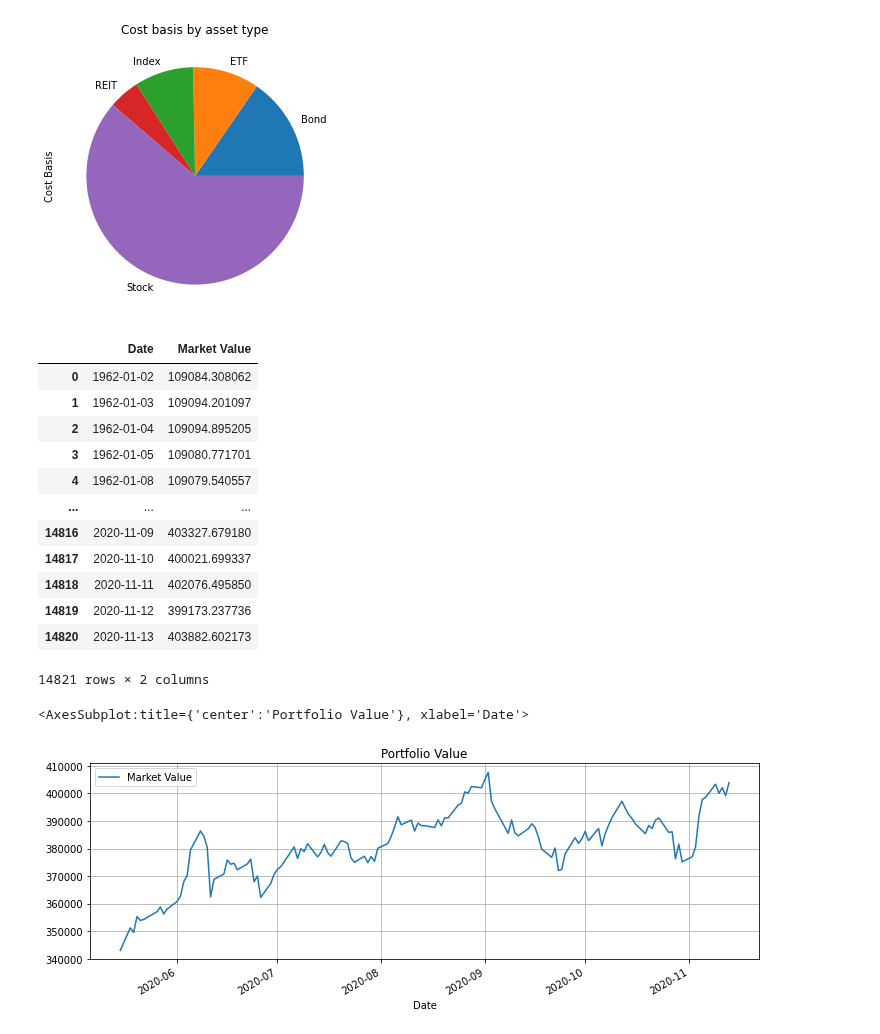
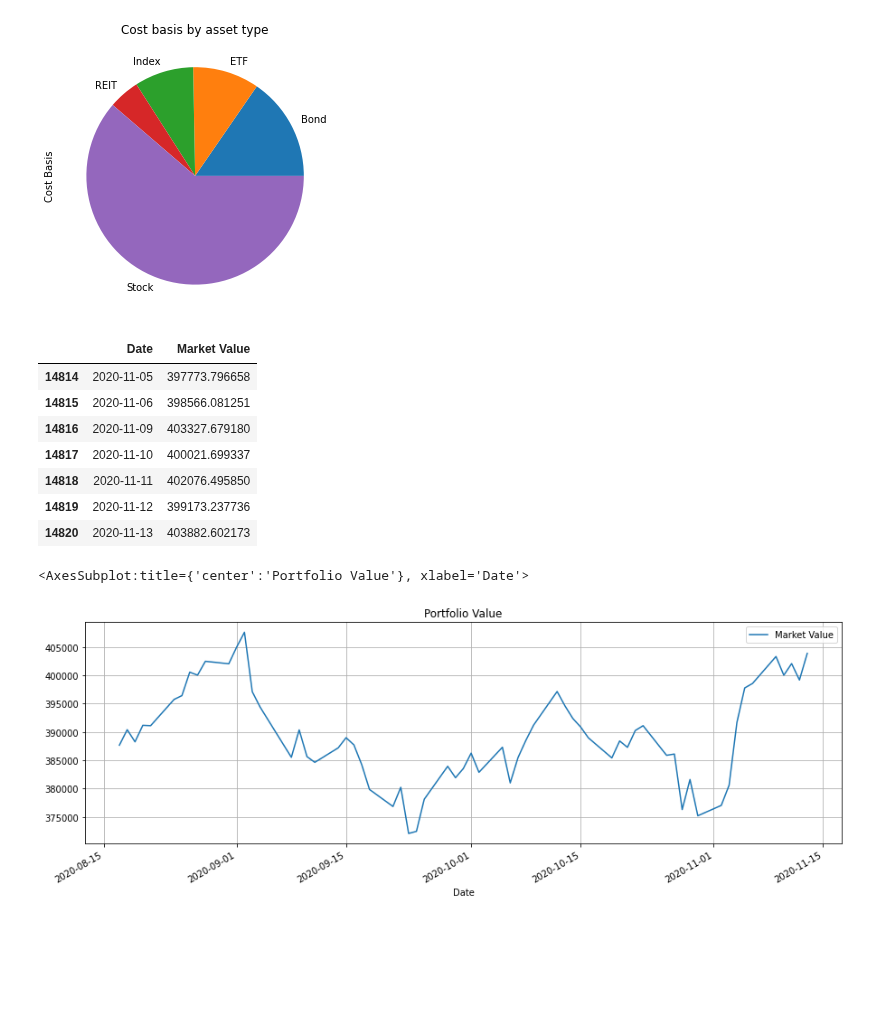
Before and after one commit to bamage00/notebooks, a Jupyter notebook: fin_1.ipynb, the cells around one changed output. Saved outputs shown, nothing was run; the diff lists cells and outputs as text; code cells hidden in the pictures; blank space fills up the shorter version.

```diff
--- a/fin_1.ipynb
+++ b/fin_1.ipynb
@@ -90,25 +90,20 @@ df_final_type.plot(y='Cost Basis', kind='pie',
 # %%
 mkt_val = (df.groupby('Date').sum()['Market Value'] + num_shares['CASH'])
 mkt_val = mkt_val.reset_index()
-mkt_val
+mkt_val.tail(7)
 # %% [output]
 |  | Date | Market Value |
-| 0 | 1962-01-02 | 109084.308062 |
-| 1 | 1962-01-03 | 109094.201097 |
-| 2 | 1962-01-04 | 109094.895205 |
-| 3 | 1962-01-05 | 109080.771701 |
-| 4 | 1962-01-08 | 109079.540557 |
-| ... | ... | ... |
+| 14814 | 2020-11-05 | 397773.796658 |
+| 14815 | 2020-11-06 | 398566.081251 |
 | 14816 | 2020-11-09 | 403327.679180 |
 | 14817 | 2020-11-10 | 400021.699337 |
 | 14818 | 2020-11-11 | 402076.495850 |
 | 14819 | 2020-11-12 | 399173.237736 |
 | 14820 | 2020-11-13 | 403882.602173 |
-14821 rows × 2 columns
 # %%
-mkt_val[(mkt_val['Date'] >= six_months) & (mkt_val['Date'] <= end_date)].plot(
+mkt_val[(mkt_val['Date'] >= three_months) & (mkt_val['Date'] <= end_date)].plot(
     x='Date', y=['Market Value'],
     figsize=fig_size, grid=True, title='Portfolio Value')
 # %% [output]
 <AxesSubplot:title={'center':'Portfolio Value'}, xlabel='Date'>
-[figure, old version]
+[figure, new version]
```
Also changed, not shown: 1 other file.
